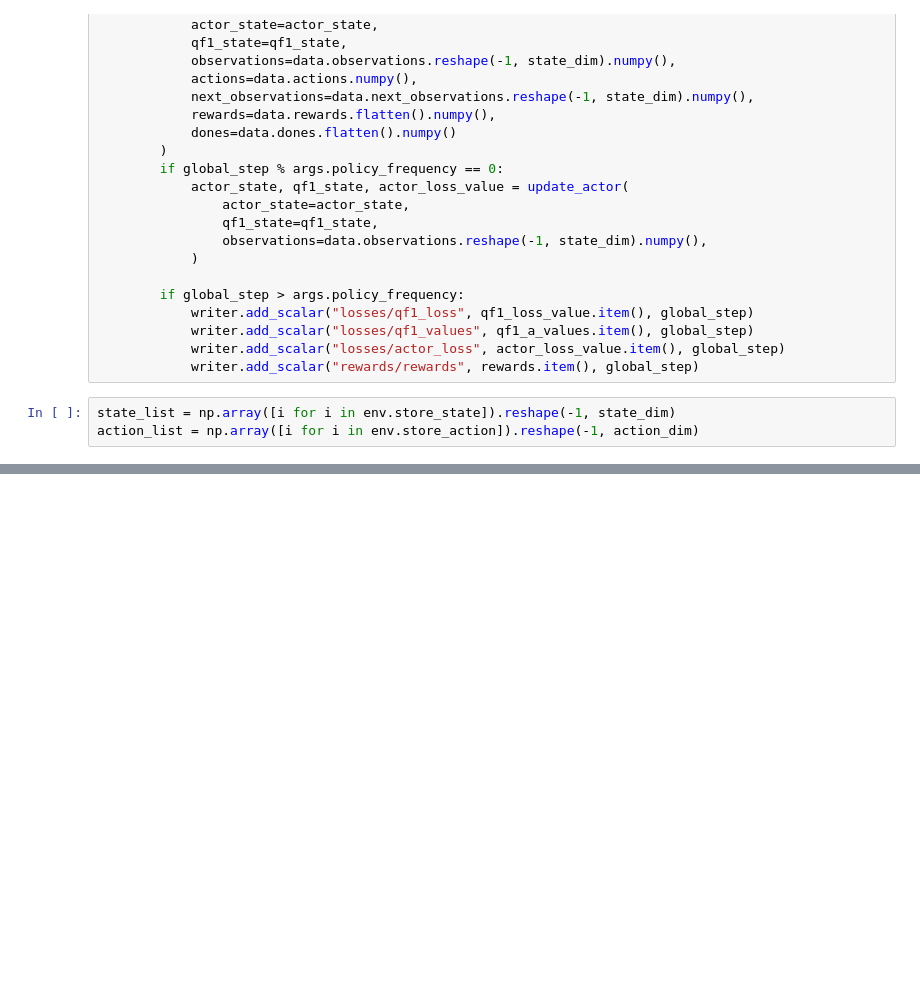
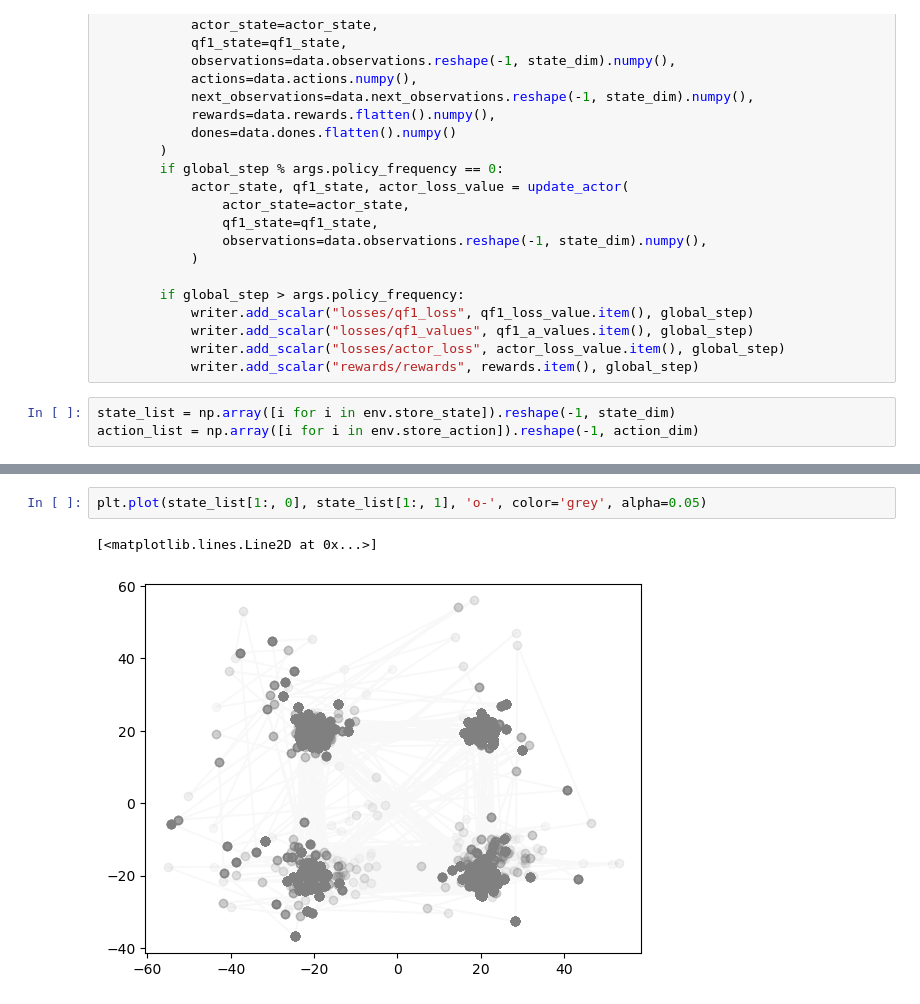
Before and after one commit to congyewang/Reinforcement-Learning-for-Adaptive-MCMC, a Jupyter notebook: Jax/V3.ipynb, the cells around one changed output, grey strips where cells are left out. Saved outputs shown, nothing was run; the diff lists cells and outputs as text; blank space fills up the shorter version.

```diff
--- a/Jax/V3.ipynb
+++ b/Jax/V3.ipynb
@@ -288,3 +286,8 @@ plt.colorbar(sc, label='Trace of the Covariance')
+# %%
+plt.plot(state_list[1:, 0], state_list[1:, 1], 'o-', color='grey', alpha=0.05)
+# %% [output]
+[<matplotlib.lines.Line2D at 0x...>]
+[figure, added]
 # %%
 plt.plot(action_list[:, 0] + action_list[:, 3])
 plt.show()
```
Also changed, not shown: parts of 13 cells of this notebook, 8 other files.
